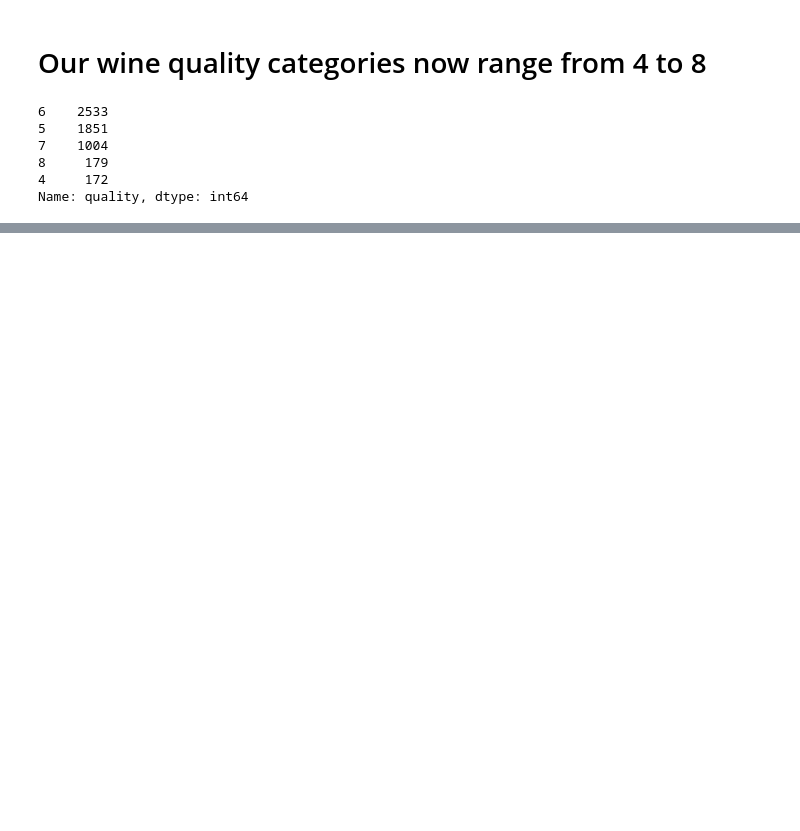
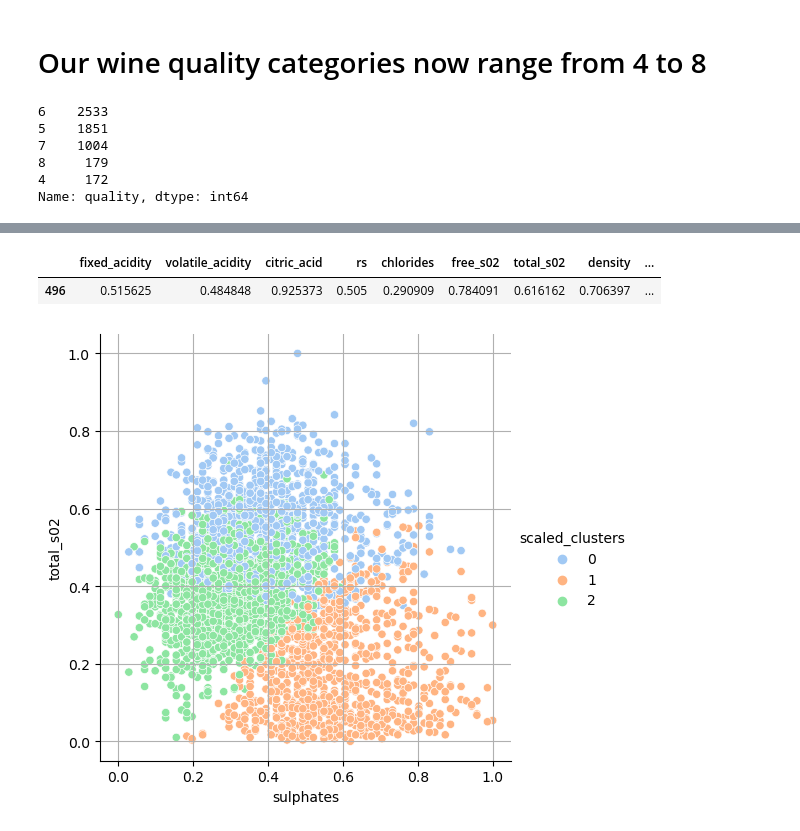
Before and after one commit to Mags-and-Smitty-Clustering-Project/group, a Jupyter notebook: project_3_workbook.ipynb, the cells around one changed output, grey strips where cells are left out. Saved outputs shown, nothing was run; the diff lists cells and outputs as text; code cells hidden in the pictures; blank space fills up the shorter version.

```diff
--- a/project_3_workbook-Copy1.ipynb
+++ b/project_3_workbook.ipynb
@@ -282,0 +341,5 @@ Name: quality, dtype: int64
+# %%
+# splitting
+
+train, val, test = prepare.train_val_test(wine)
+train.shape, val.shape, test.shape
@@ -282,0 +363,4 @@ Name: quality, dtype: int64
+# %%
+# first, making a copy
+
+train_scaled = train.copy()
@@ -282,0 +402,5 @@ Name: quality, dtype: int64
+# %%
+# fitting KMeans scaler to the scaled train dataset
+
+kmeans_scaled_s02 = KMeans(n_clusters = 3, random_state = 23)
+kmeans_scaled_s02.fit(train_scaled[['free_s02','total_s02', 'sulphates']])
@@ -282,0 +415,4 @@ Name: quality, dtype: int64
+# %%
+# adding new column to train df with scaled data
+
+train_scaled['scaled_clusters'] = kmeans_scaled_s02.predict(train_scaled[['free_s02','total_s02', 'sulphates']])
@@ -282,0 +463,14 @@ Name: quality, dtype: int64
+# %%
+train_scaled.head(1)
+# %% [output]
+|  | fixed_acidity | volatile_acidity | citric_acid | rs | chlorides | free_s02 | total_s02 | density | ... |
+| 496 | 0.515625 | 0.484848 | 0.925373 | 0.505 | 0.290909 | 0.784091 | 0.616162 | 0.706397 | ... |
+# %%
+# plotting for 3 features, sulphates & total S_02 against the clusters
+
+sns.relplot(data = train_scaled, x = 'sulphates', y = 'total_s02', hue = 'scaled_clusters', palette = 'pastel')
+
+plt.grid()
+plt.show()
+# %% [output]
+[figure, added]
```
Also changed, not shown: parts of 64 cells of this notebook, 3 other files.
